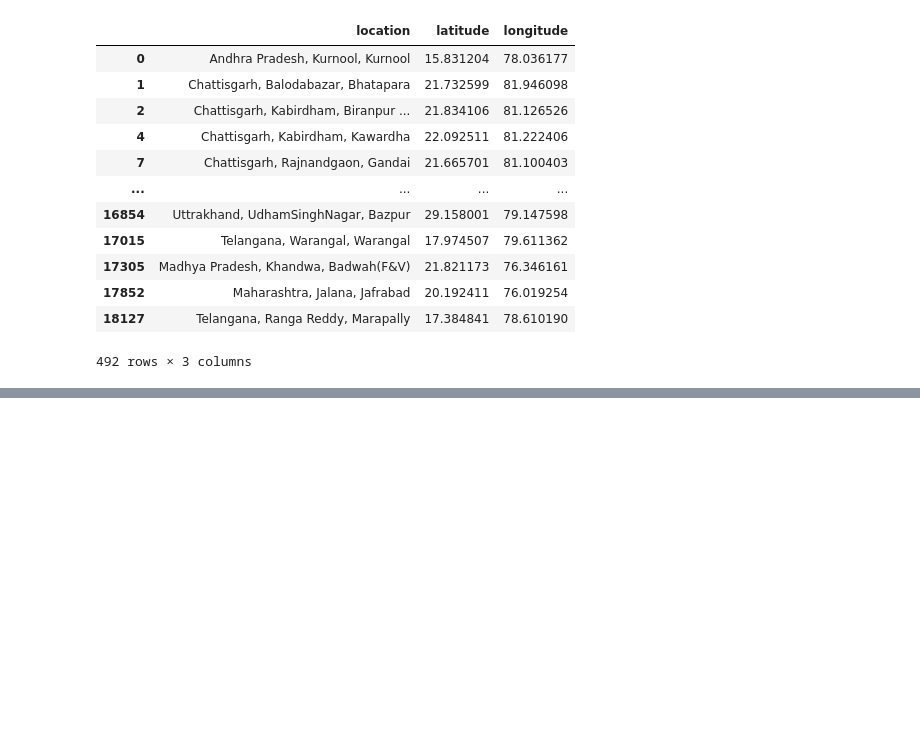
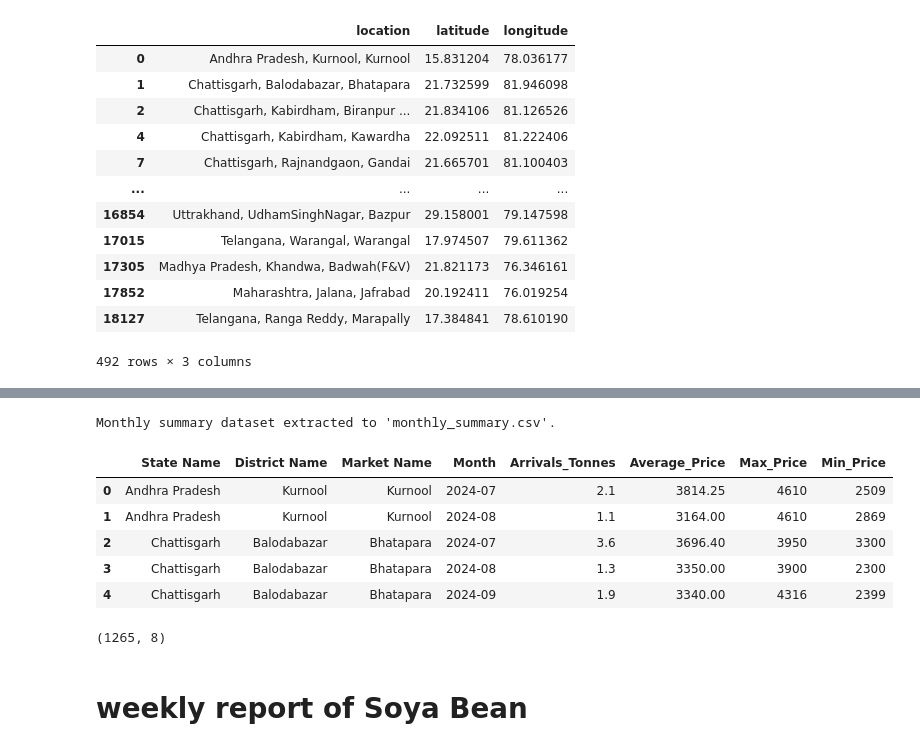
Before and after one commit to arunv8055/Soya-Market-Analysis, a Jupyter notebook: Soya_Market_Analysis.ipynb, the cells around one changed output, grey strips where cells are left out. Drawn from its saved outputs; the diff is of its cells as text; code cells hidden in the pictures; blank space fills up the shorter version.

```diff
--- a/Soya_Market_Analysis.ipynb
+++ b/Soya_Market_Analysis.ipynb
@@ -123,0 +167,24 @@ memory usage: 1.8+ MB
+# %%
+# Convert 'Reported Date' to datetime if not already done
+df_merged['Reported Date'] = pd.to_datetime(df_merged['Reported Date'])
+
+# Extract month and year from the 'Reported Date'
+df_merged['Month'] = df_merged['Reported Date'].dt.to_period('M')
+
+# Group by Month, District, and Market to calculate the required metrics
+monthly_summary = df_merged.groupby(['State Name', 'District Name', 'Market Name', 'Month']).agg(
+    Arrivals_Tonnes=('Arrivals (Tonnes)', 'sum'),
+    Average_Price=('Modal Price (Rs./Quintal)', 'mean'),
+    Max_Price=('Max Price (Rs./Quintal)', 'max'),
+    Min_Price=('Min Price (Rs./Quintal)', 'min')
+).reset_index()
+
+# Convert 'Month' back to a string for better presentation
+monthly_summary['Month'] = monthly_summary['Month'].astype(str)
+
+# Display the summary for each state
+for state in monthly_summary['State Name'].unique():
+    print(f"Monthly Summary for {state}:")
+    state_summary = monthly_summary[monthly_summary['State Name'] == state]
+    print(state_summary)
+    print("\n")
@@ -123,0 +209,22 @@ memory usage: 1.8+ MB
+# %%
+# Save the monthly_summary DataFrame to a CSV file
+monthly_summary.to_csv('monthly_summary.csv', index=False)
+
+print("Monthly summary dataset extracted to 'monthly_summary.csv'.")
+# %% [output]
+Monthly summary dataset extracted to 'monthly_summary.csv'.
+# %%
+monthly_summary.head()
+# %% [output]
+|  | State Name | District Name | Market Name | Month | Arrivals_Tonnes | Average_Price | Max_Price | Min_Price |
+| 0 | Andhra Pradesh | Kurnool | Kurnool | 2024-07 | 2.1 | 3814.25 | 4610 | 2509 |
+| 1 | Andhra Pradesh | Kurnool | Kurnool | 2024-08 | 1.1 | 3164.00 | 4610 | 2869 |
+| 2 | Chattisgarh | Balodabazar | Bhatapara | 2024-07 | 3.6 | 3696.40 | 3950 | 3300 |
+| 3 | Chattisgarh | Balodabazar | Bhatapara | 2024-08 | 1.3 | 3350.00 | 3900 | 2300 |
+| 4 | Chattisgarh | Balodabazar | Bhatapara | 2024-09 | 1.9 | 3340.00 | 4316 | 2399 |
+# %%
+monthly_summary.shape
+# %% [output]
+(1265, 8)
+# %% [markdown]
+# weekly report of Soya Bean
```
Also changed, not shown: parts of 7 cells of this notebook.
